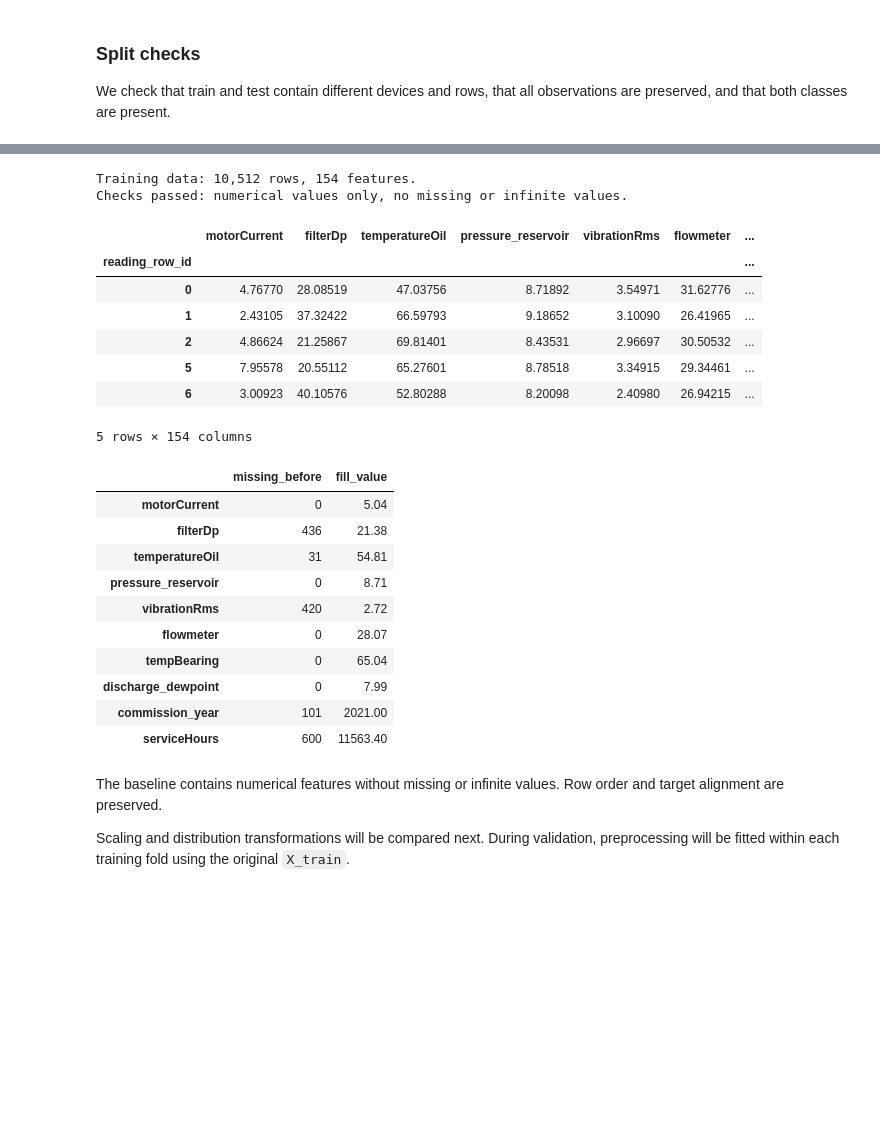
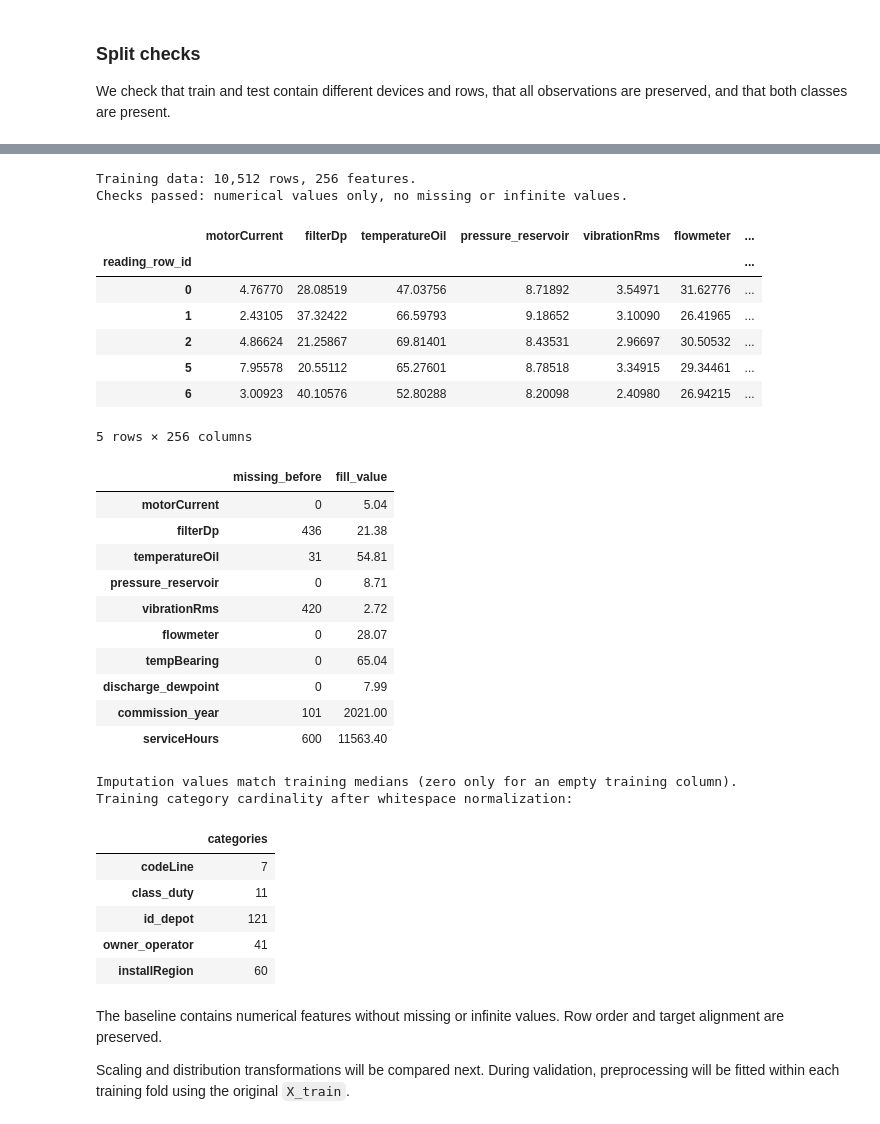
Before and after one commit to DmytroPetrenko76/IAU-proj-133, a Jupyter notebook: notebooks/phase2.ipynb, the cells around one changed output, grey strips where cells are left out. Cells and saved outputs as stored; diff of their text form; code cells hidden in the pictures; blank space fills up the shorter version.

```diff
--- a/notebooks/phase2.ipynb
+++ b/notebooks/phase2.ipynb
@@ -186,6 +286,8 @@ categorical_features = [
     "codeLine",
     "class_duty",
     "id_depot",
+    "owner_operator",
+    "installRegion",
 ]
 
 missing_features = [
@@ -197,11 +299,12 @@ missing_features = [
 
 flag_features = [
     f"{column}_missing" for column in missing_features
-] + ["unit_metadata_missing"]
+] + ["unit_metadata_missing", "temperatureOil_invalid"]
 # %%
 def clean_features(frame):
     frame = frame.copy()
 
+    frame["temperatureOil_invalid"] = frame["temperatureOil"].eq(-999).astype("int8")
     frame["temperatureOil"] = frame["temperatureOil"].replace(-999, np.nan)
 
     for column in categorical_features:
@@ -255,6 +358,11 @@ preprocessor = make_preprocessor()
 # %%
 X_train = train.drop(columns="Failure")
 y_train = train["Failure"].copy()
+assert "Failure" not in X_train.columns
+assert not set(numeric_features + categorical_features + flag_features) & {
+    "Failure", "unit_key", "unitId", "serialNumber", "ts_cycle",
+    "ts_cycle_parsed", "before_commissioning", "negative_serviceHours",
+}
 
 train_values = preprocessor.fit_transform(X_train)
 
@@ -281,35 +389,48 @@ imputation_summary = pd.DataFrame({
     "missing_before": clean_train[numeric_features].isna().sum(),
     "fill_value": (
         preprocessor.named_steps["columns"]
         .named_transformers_["numeric"]
         .named_steps["imputer"]
         .statistics_
     ),
 })
 
 display(imputation_summary.round(2))
+expected_medians = clean_train[numeric_features].median().fillna(0).to_numpy()
+np.testing.assert_allclose(imputation_summary["fill_value"], expected_medians)
+print("Imputation values match training medians (zero only for an empty training column).")
+print("Training category cardinality after whitespace normalization:")
+display(clean_train[categorical_features].nunique().to_frame("categories"))
 # %% [output]
-Training data: 10,512 rows, 154 features.
+Training data: 10,512 rows, 256 features.
 Checks passed: numerical values only, no missing or infinite values.
 |  | motorCurrent | filterDp | temperatureOil | pressure_reservoir | vibrationRms | flowmeter | ... |
 | reading_row_id |  |  |  |  |  |  | ... |
 | 0 | 4.76770 | 28.08519 | 47.03756 | 8.71892 | 3.54971 | 31.62776 | ... |
 | 1 | 2.43105 | 37.32422 | 66.59793 | 9.18652 | 3.10090 | 26.41965 | ... |
 | 2 | 4.86624 | 21.25867 | 69.81401 | 8.43531 | 2.96697 | 30.50532 | ... |
 | 5 | 7.95578 | 20.55112 | 65.27601 | 8.78518 | 3.34915 | 29.34461 | ... |
 | 6 | 3.00923 | 40.10576 | 52.80288 | 8.20098 | 2.40980 | 26.94215 | ... |
-5 rows × 154 columns
+5 rows × 256 columns
 |  | missing_before | fill_value |
 | motorCurrent | 0 | 5.04 |
 | filterDp | 436 | 21.38 |
 | temperatureOil | 31 | 54.81 |
 | pressure_reservoir | 0 | 8.71 |
 | vibrationRms | 420 | 2.72 |
 | flowmeter | 0 | 28.07 |
 | tempBearing | 0 | 65.04 |
 | discharge_dewpoint | 0 | 7.99 |
 | commission_year | 101 | 2021.00 |
 | serviceHours | 600 | 11563.40 |
+Imputation values match training medians (zero only for an empty training column).
+Training category cardinality after whitespace normalization:
+|  | categories |
+| codeLine | 7 |
+| class_duty | 11 |
+| id_depot | 121 |
+| owner_operator | 41 |
+| installRegion | 60 |
 # %% [markdown]
 The baseline contains numerical features without missing or infinite
 values. Row order and target alignment are preserved.
```
Also changed, not shown: parts of 18 cells of this notebook.
